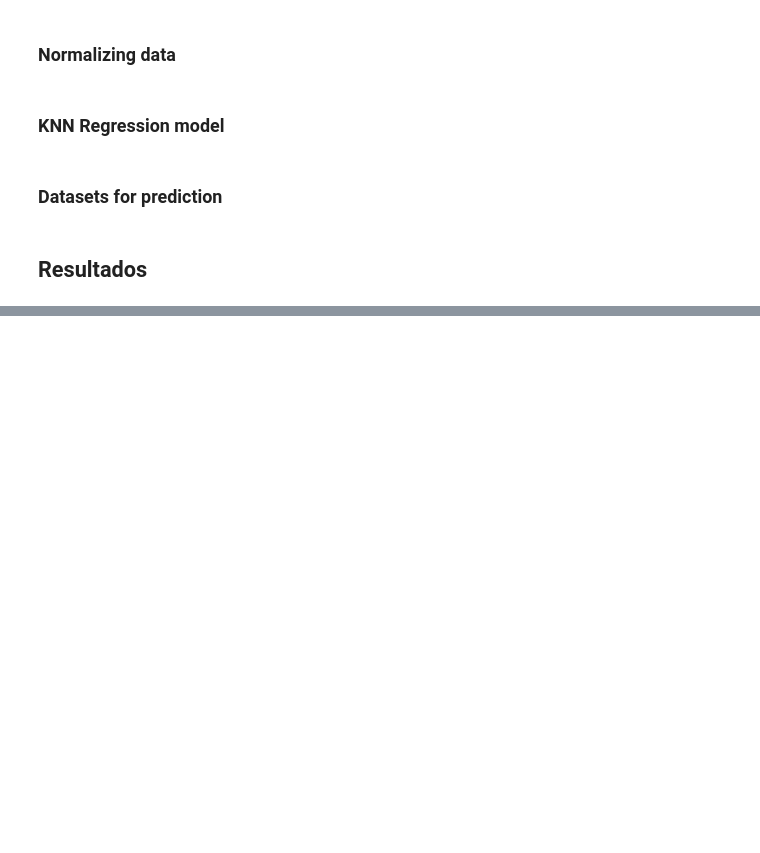
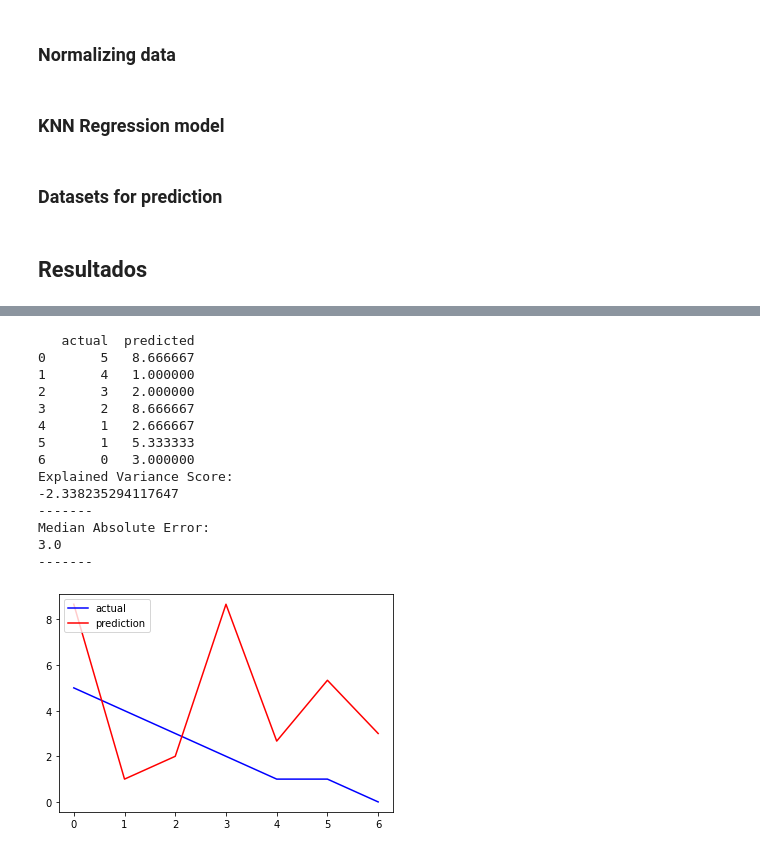
Before and after one commit to beatrizfrocha/SA2021, a Jupyter notebook: TP2/Incidents_prediction_model.ipynb, the cells around one changed output, grey strips where cells are left out. Cells and saved outputs as stored; diff of their text form; code cells hidden in the pictures; blank space fills up the shorter version.

```diff
--- a/TP2/Incidents_prediction_model.ipynb
+++ b/TP2/Incidents_prediction_model.ipynb
@@ -424,0 +565,18 @@ knn5.to_csv("specific_date_pred.csv")
+# %%
+knn6 = knn_regressor(d6)
+# %% [output]
+   actual  predicted
+0       5   8.666667
+1       4   1.000000
+2       3   2.000000
+3       2   8.666667
+4       1   2.666667
+5       1   5.333333
+6       0   3.000000
+Explained Variance Score:
+-2.338235294117647
+-------
+Median Absolute Error:
+3.0
+-------
+[figure, added]
```
Also changed, not shown: parts of 13 cells of this notebook.
